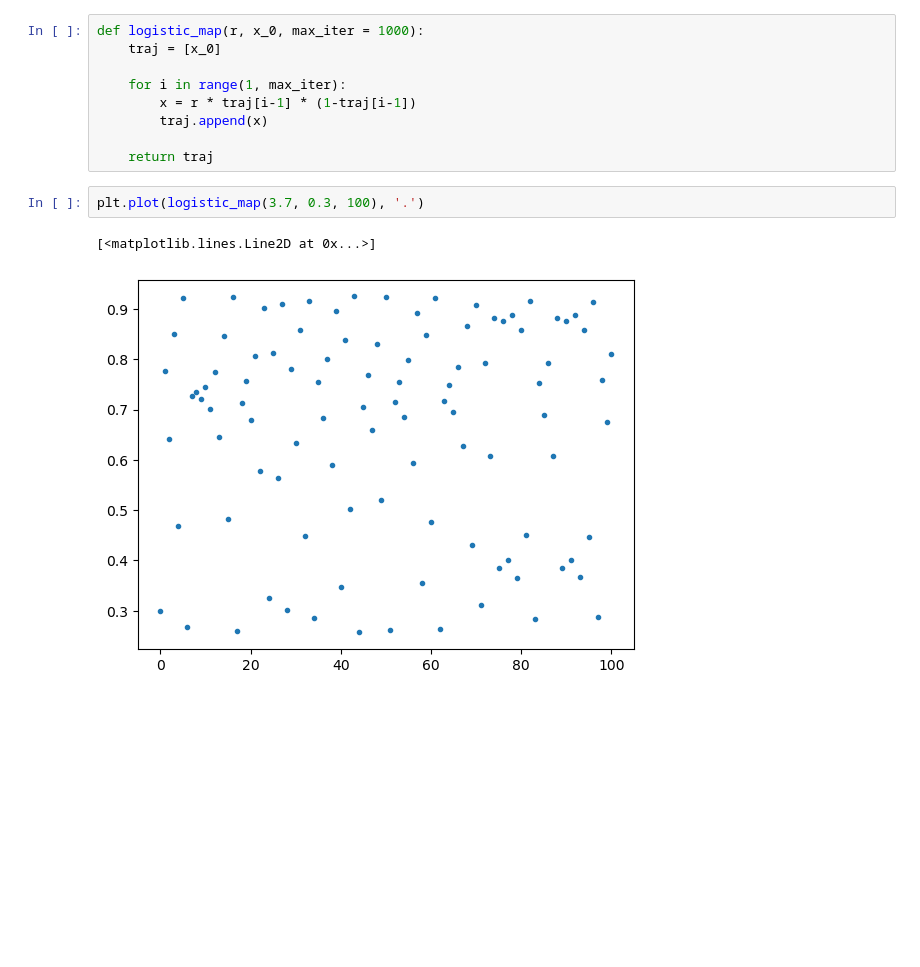
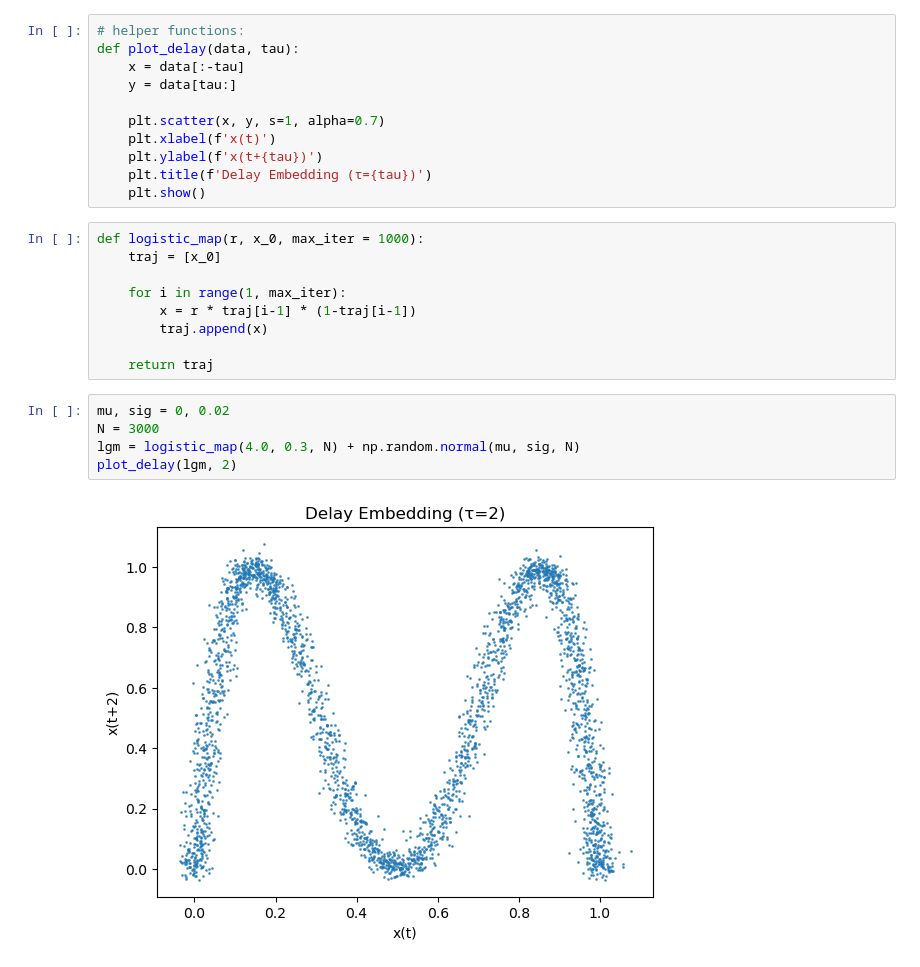
Before and after one commit to seeingquietjohn/ShannonsWiener, a Jupyter notebook: EmbeddingBench.ipynb, the cells around one changed output. Drawn from its saved outputs; the diff is of its cells as text; blank space fills up the shorter version.

```diff
--- a/EmbeddingBench.ipynb
+++ b/EmbeddingBench.ipynb
@@ -13,3 +15,14 @@ import matplotlib.pyplot as plt
+# %%
+# helper functions:
+def plot_delay(data, tau):
+    x = data[:-tau]
+    y = data[tau:]
+
+    plt.scatter(x, y, s=1, alpha=0.7)
+    plt.xlabel(f'x(t)')
+    plt.ylabel(f'x(t+{tau})')
+    plt.title(f'Delay Embedding (τ={tau})')
+    plt.show()
 # %%
 def logistic_map(r, x_0, max_iter = 1000):
     traj = [x_0]
@@ -19,8 +32,10 @@ def logistic_map(r, x_0, max_iter = 1000):
         traj.append(x)
 
     return traj
-# %%
-plt.plot(logistic_map(3.7, 0.3, 100), '.')
-# %% [output]
-[<matplotlib.lines.Line2D at 0x...>]
-[figure, removed]
+# %%
+mu, sig = 0, 0.02
+N = 3000
+lgm = logistic_map(4.0, 0.3, N) + np.random.normal(mu, sig, N)
+plot_delay(lgm, 2)
+# %% [output]
+[figure, added]
```
Also changed, not shown: parts of 3 cells of this notebook.
